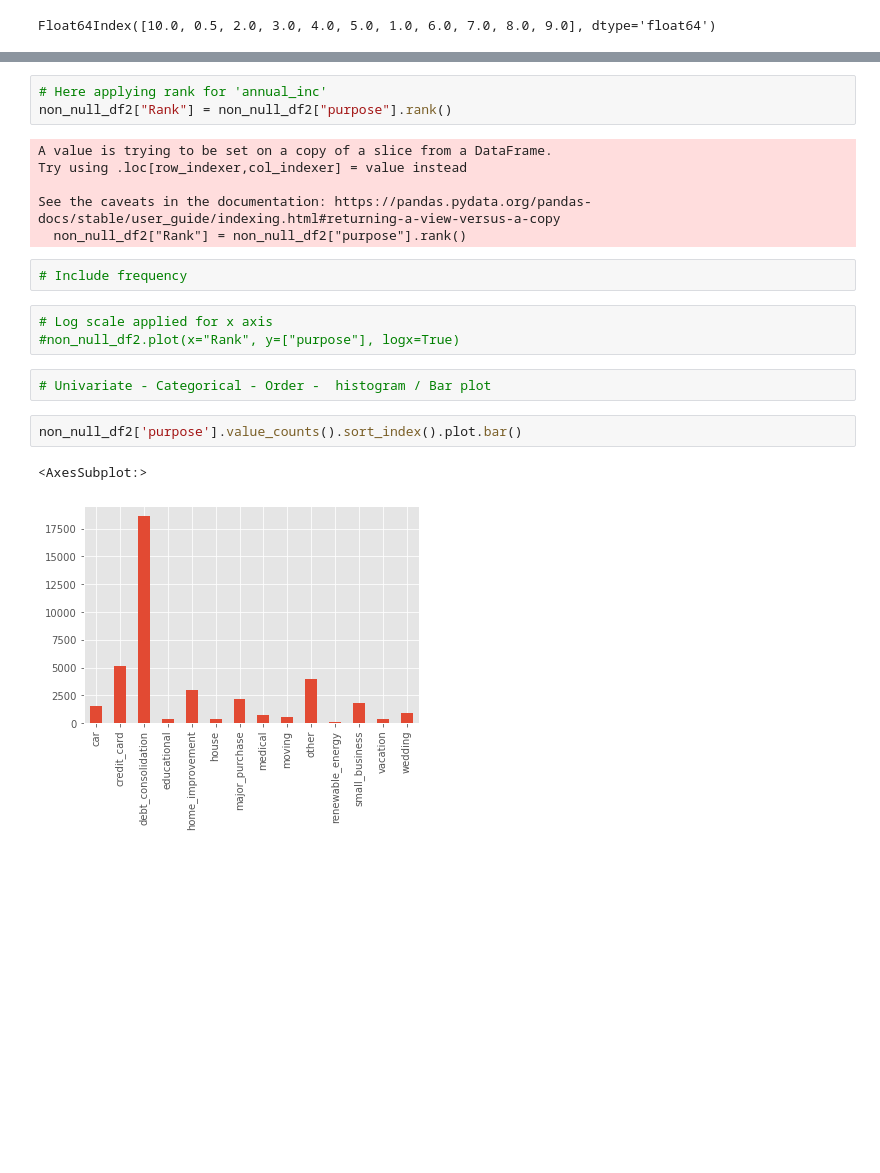
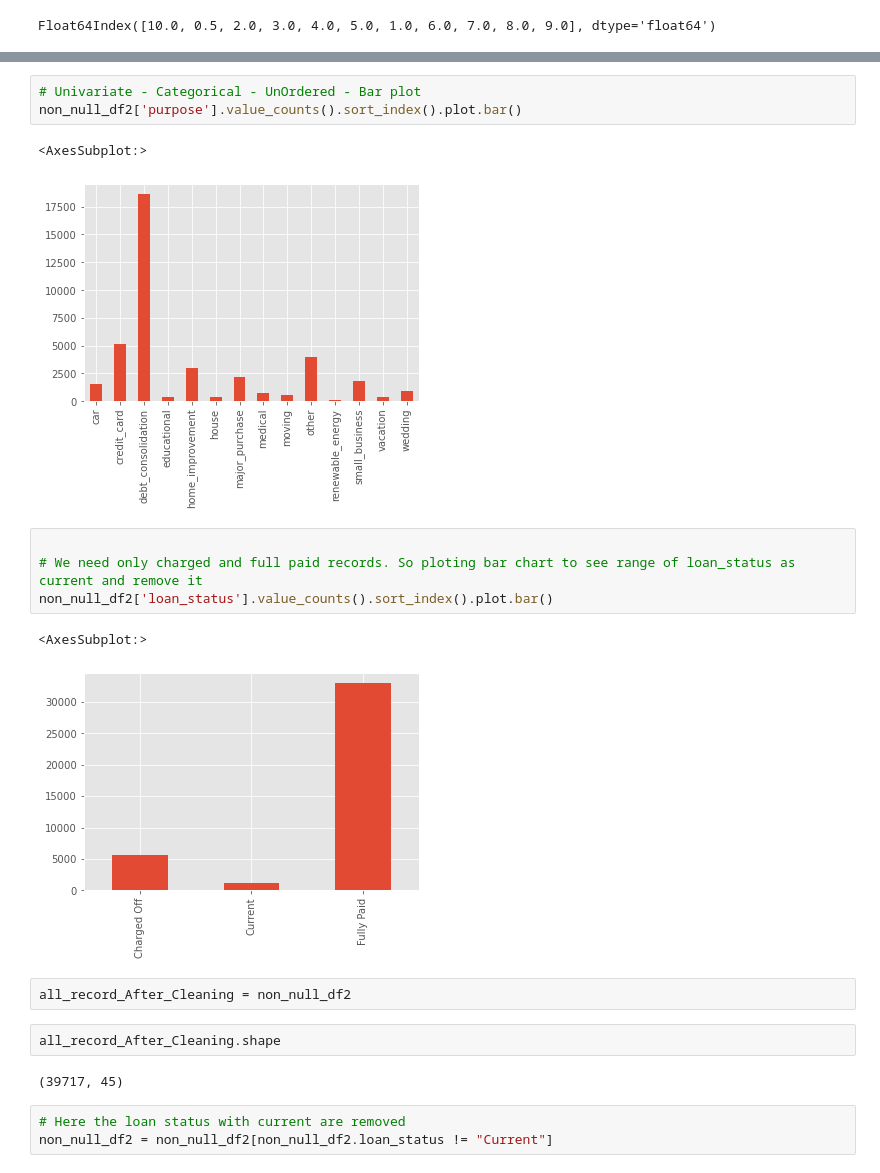
Before and after one commit to tvss93/Lending_Club_Case_Study, a Jupyter notebook: EDA.ipynb, the cells around one changed output, grey strips where cells are left out. Drawn from its saved outputs; the diff is of its cells as text; blank space fills up the shorter version.

```diff
--- a/EDA.ipynb
+++ b/EDA.ipynb
@@ -272,21 +253,22 @@ Float64Index([10.0, 0.5, 2.0, 3.0, 4.0, 5.0, 1.0, 6.0, 7.0, 8.0, 9.0], dtype='fl
-# %%
-# Here applying rank for 'annual_inc'
-non_null_df2["Rank"] = non_null_df2["purpose"].rank()
-# %% [output]
-A value is trying to be set on a copy of a slice from a DataFrame.
-Try using .loc[row_indexer,col_indexer] = value instead
-
-See the caveats in the documentation: https://pandas.pydata.org/pandas-docs/stable/user_guide/indexing.html#returning-a-view-versus-a-copy
-  non_null_df2["Rank"] = non_null_df2["purpose"].rank()
-# %%
-# Include frequency
-# %%
-# Log scale applied for x axis
-#non_null_df2.plot(x="Rank", y=["purpose"], logx=True)
-# %%
-# Univariate - Categorical - Order -  histogram / Bar plot
 # %%
+# Univariate - Categorical - UnOrdered - Bar plot
 non_null_df2['purpose'].value_counts().sort_index().plot.bar()
 # %% [output]
 <AxesSubplot:>
 [figure]
+# %%
+
+# We need only charged and full paid records. So ploting bar chart to see range of loan_status as current and remove it
+non_null_df2['loan_status'].value_counts().sort_index().plot.bar()
+# %% [output]
+<AxesSubplot:>
+[figure, added]
+# %%
+all_record_After_Cleaning = non_null_df2
+# %%
+all_record_After_Cleaning.shape
+# %% [output]
+(39717, 45)
+# %%
+# Here the loan status with current are removed
+non_null_df2 = non_null_df2[non_null_df2.loan_status != "Current"]
```
Also changed, not shown: parts of 45 cells of this notebook.
